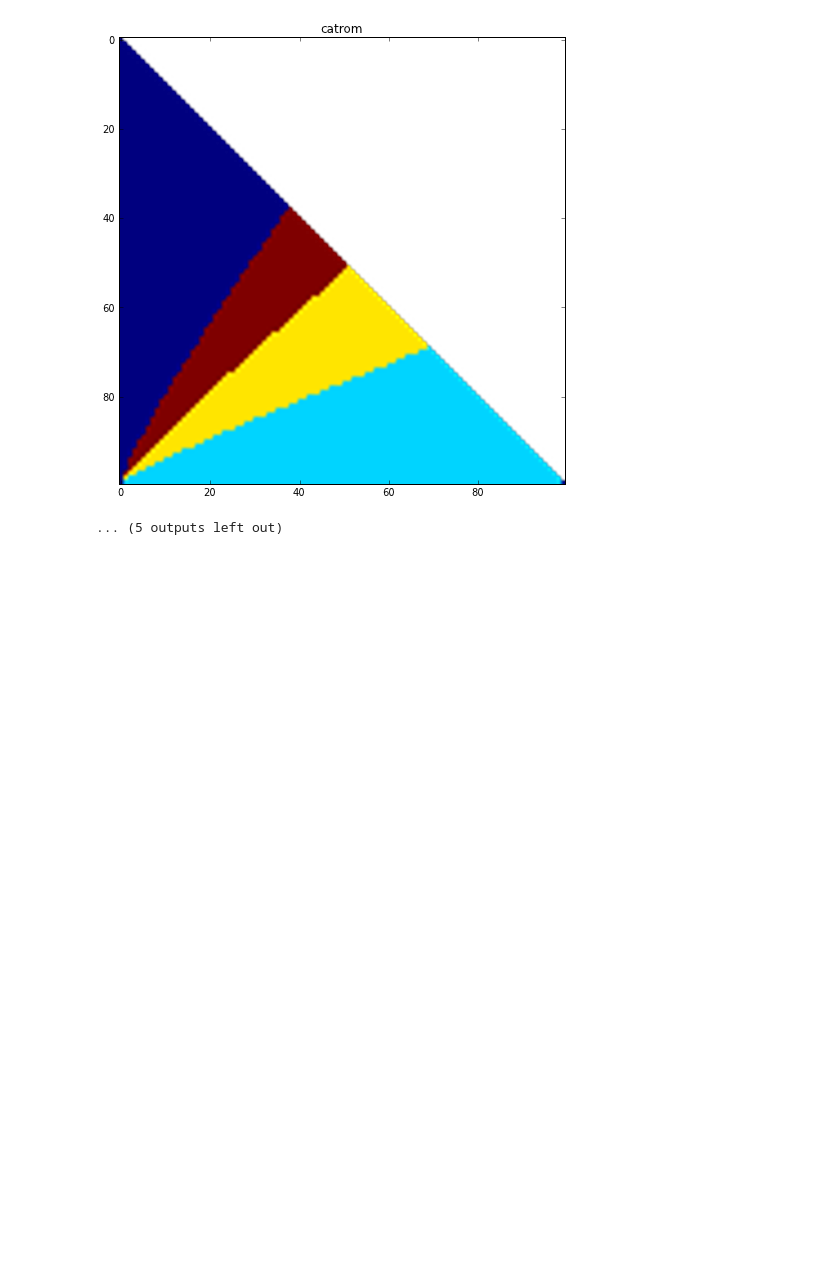
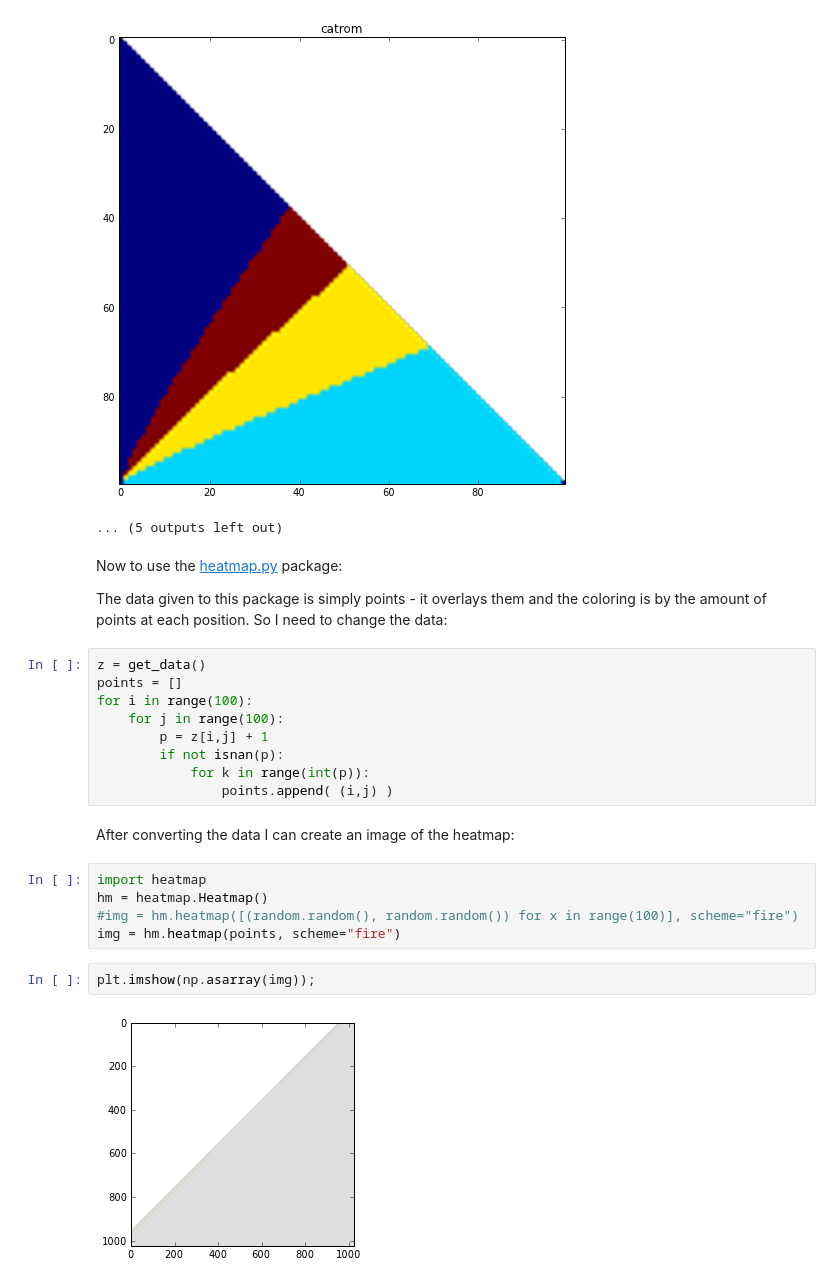
Before and after one commit to yoavram/ipython-notebooks, a Jupyter notebook: heatmap.ipynb, the cells around one changed output. Saved outputs shown, nothing was run; the diff lists cells and outputs as text; blank space fills up the shorter version.

```diff
--- a/heatmap.ipynb
+++ b/heatmap.ipynb
@@ -49,3 +49,28 @@ for i in interpolations:
 [figure]
 [figure]
 ... (5 outputs left out)
+# %% [markdown]
+Now to use the [heatmap.py](http://jjguy.com/heatmap/) package:
+
+The data given to this package is simply points - it overlays them and the coloring is by the amount of points at each position.
+So I need to change the data:
+# %%
+z = get_data()
+points = []
+for i in range(100):
+    for j in range(100):
+        p = z[i,j] + 1
+        if not isnan(p):
+            for k in range(int(p)):
+                points.append( (i,j) )
+# %% [markdown]
+After converting the data I can create an image of the heatmap:
+# %%
+import heatmap
+hm = heatmap.Heatmap()
+#img = hm.heatmap([(random.random(), random.random()) for x in range(100)], scheme="fire")
+img = hm.heatmap(points, scheme="fire")
+# %%
+plt.imshow(np.asarray(img));
+# %% [output]
+[figure, added]
```
Also changed, not shown: 7 other files.
